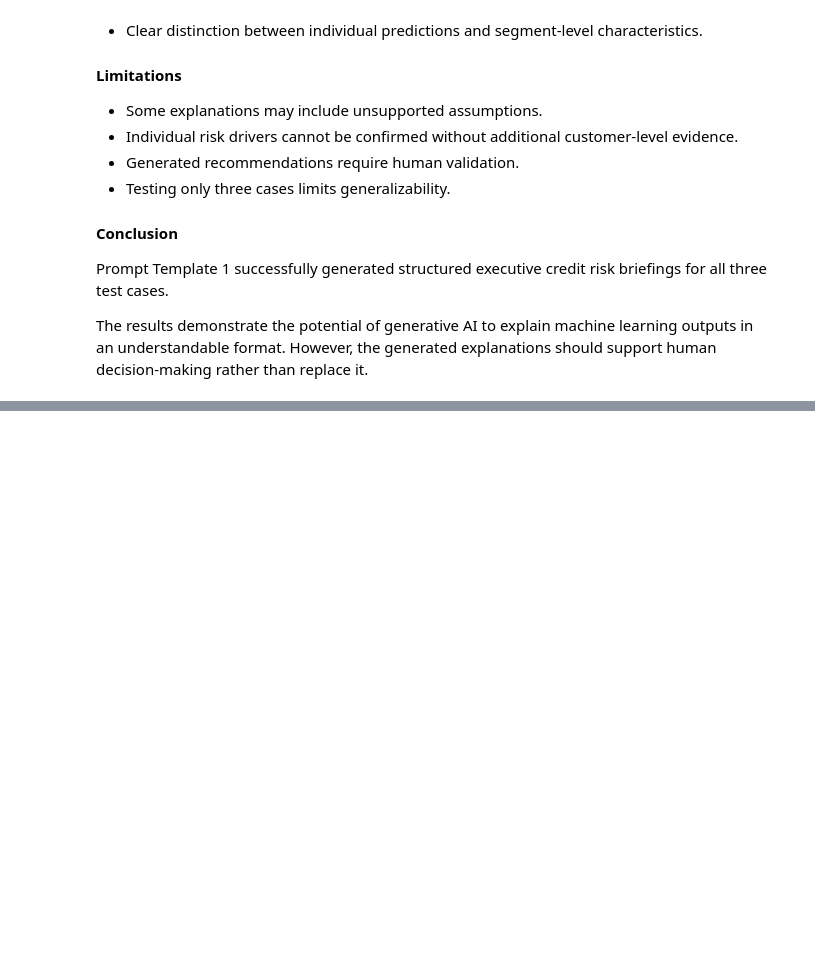
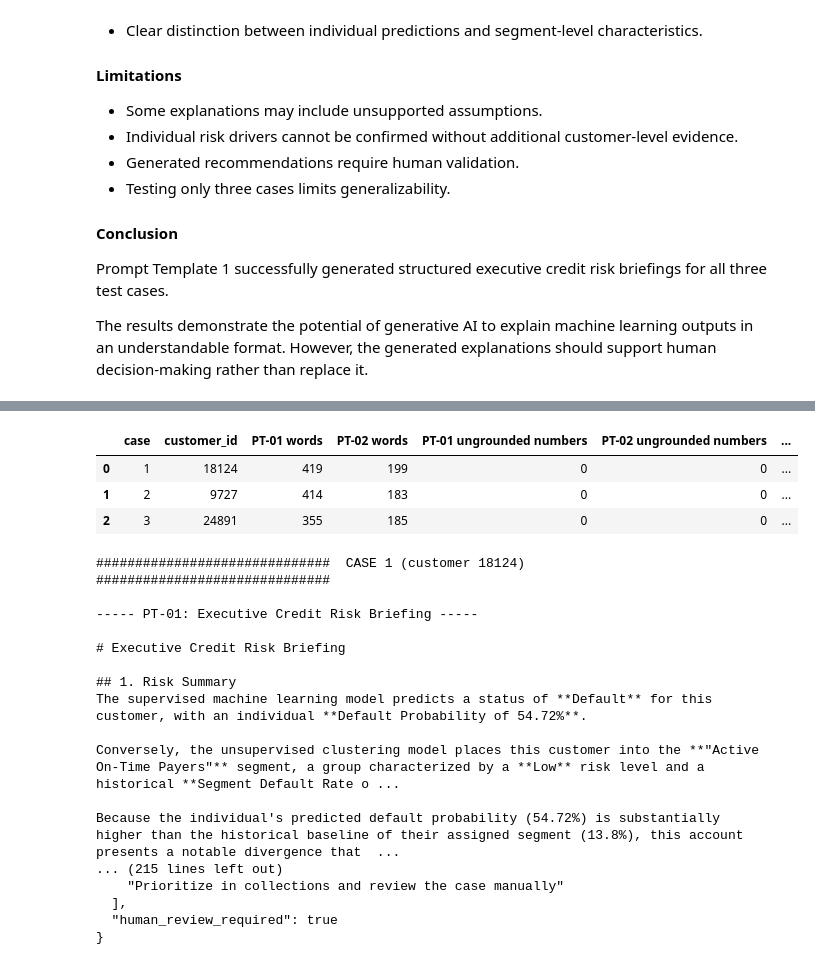
Before and after one commit to r-raghad/SWE485-Project-Group1, a Jupyter notebook: Generative_AI/Phase2_Generative_AI.ipynb, the cells around one changed output, grey strips where cells are left out. Cells and saved outputs as stored; diff of their text form; code cells hidden in the pictures; blank space fills up the shorter version.

```diff
--- a/Generative_AI/Phase2_Generative_AI.ipynb
+++ b/Generative_AI/Phase2_Generative_AI.ipynb
@@ -684,0 +1149,52 @@ rather than replace it.
+# %%
+with open(ROOT / "Generative_AI" / "prompt_1_results.json",
+          "r", encoding="utf-8") as file:
+    prompt_1_saved = json.load(file)
+
+comparison_rows = []
+for r1, r2 in zip(prompt_1_saved, prompt_2_results):
+    comparison_rows.append({
+        "case": r1["case"],
+        "customer_id": r1["customer_id"],
+        "PT-01 words": len(r1["output"].split()),
+        "PT-02 words": len(r2["output"].split()),
+        "PT-01 ungrounded numbers": len(
+            ungrounded_numbers(r1["output"], r1["prompt"])),
+        "PT-02 ungrounded numbers": len(
+            ungrounded_numbers(r2["output"], r2["prompt"])),
+        "PT-02 machine-readable": r2["json_valid"]
+    })
+
+side_by_side = pd.DataFrame(comparison_rows)
+display(side_by_side)
+
+for r1, r2 in zip(prompt_1_saved, prompt_2_results):
+    print(f"\n{'#' * 30}  CASE {r1['case']} "
+          f"(customer {r1['customer_id']})  {'#' * 30}")
+    print("\n----- PT-01: Executive Credit Risk Briefing -----\n")
+    print(r1["output"])
+    print("\n----- PT-02: Customer-Level Risk Decision Memo -----\n")
+    print(json.dumps(r2["parsed_output"], indent=2, ensure_ascii=False)
+          if r2["parsed_output"] else r2["output"])
+# %% [output]
+|  | case | customer_id | PT-01 words | PT-02 words | PT-01 ungrounded numbers | PT-02 ungrounded numbers | ... |
+| 0 | 1 | 18124 | 419 | 199 | 0 | 0 | ... |
+| 1 | 2 | 9727 | 414 | 183 | 0 | 0 | ... |
+| 2 | 3 | 24891 | 355 | 185 | 0 | 0 | ... |
+##############################  CASE 1 (customer 18124)  ##############################
+
+----- PT-01: Executive Credit Risk Briefing -----
+
+# Executive Credit Risk Briefing
+
+## 1. Risk Summary
+The supervised machine learning model predicts a status of **Default** for this customer, with an individual **Default Probability of 54.72%**.
+
+Conversely, the unsupervised clustering model places this customer into the **"Active On-Time Payers"** segment, a group characterized by a **Low** risk level and a historical **Segment Default Rate o ...
+
+Because the individual's predicted default probability (54.72%) is substantially higher than the historical baseline of their assigned segment (13.8%), this account presents a notable divergence that  ...
+... (215 lines left out)
+    "Prioritize in collections and review the case manually"
+  ],
+  "human_review_required": true
+}
```
Also changed, not shown: parts of 23 cells of this notebook, 10 other files.
